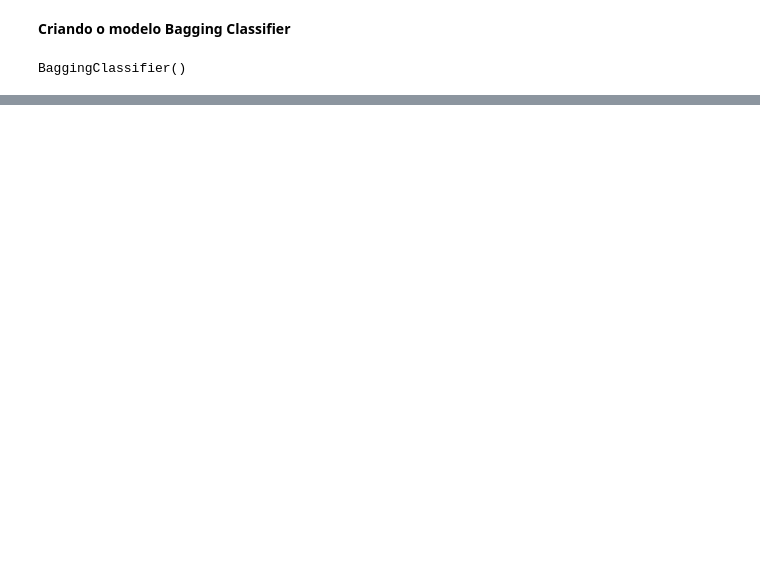
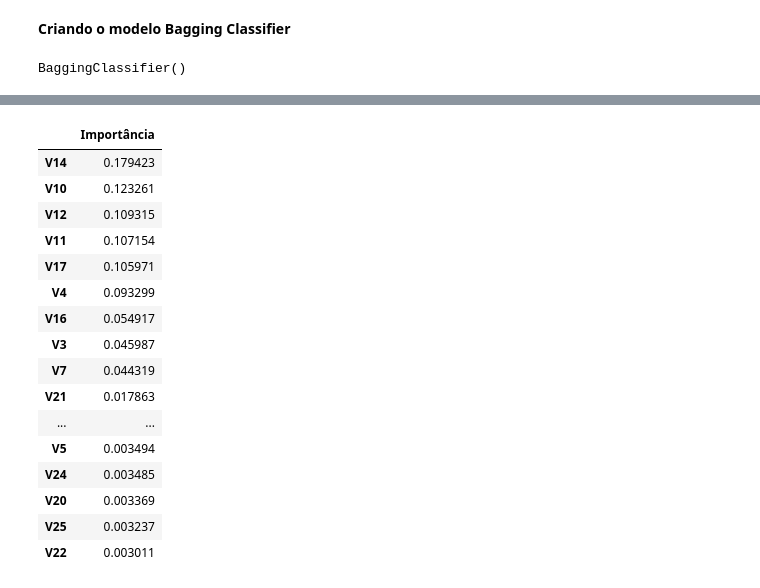
Before and after one commit to JosenildoJunior/Fraud_prediction, a Jupyter notebook: CreditCard_fraud_detection.ipynb, the cells around one changed output, grey strips where cells are left out. Cells and saved outputs as stored; diff of their text form; code cells hidden in the pictures; blank space fills up the shorter version.

```diff
--- a/CreditCard_fraud_detection.ipynb
+++ b/CreditCard_fraud_detection.ipynb
@@ -908,0 +498,24 @@ plot_curva_roc(x, y)
+# %%
+#Analisando a importância de cada variável
+modelo.feature_importances_
+
+feature_importances = pd.DataFrame(modelo.feature_importances_, index = X_treino.columns, columns=['Importância']).sort_values('Importância',ascending=False)
+feature_importances
+# %% [output]
+|  | Importância |
+| V14 | 0.179423 |
+| V10 | 0.123261 |
+| V12 | 0.109315 |
+| V11 | 0.107154 |
+| V17 | 0.105971 |
+| V4 | 0.093299 |
+| V16 | 0.054917 |
+| V3 | 0.045987 |
+| V7 | 0.044319 |
+| V21 | 0.017863 |
+| ... | ... |
+| V5 | 0.003494 |
+| V24 | 0.003485 |
+| V20 | 0.003369 |
+| V25 | 0.003237 |
+| V22 | 0.003011 |
```
Also changed, not shown: parts of 112 cells of this notebook.
